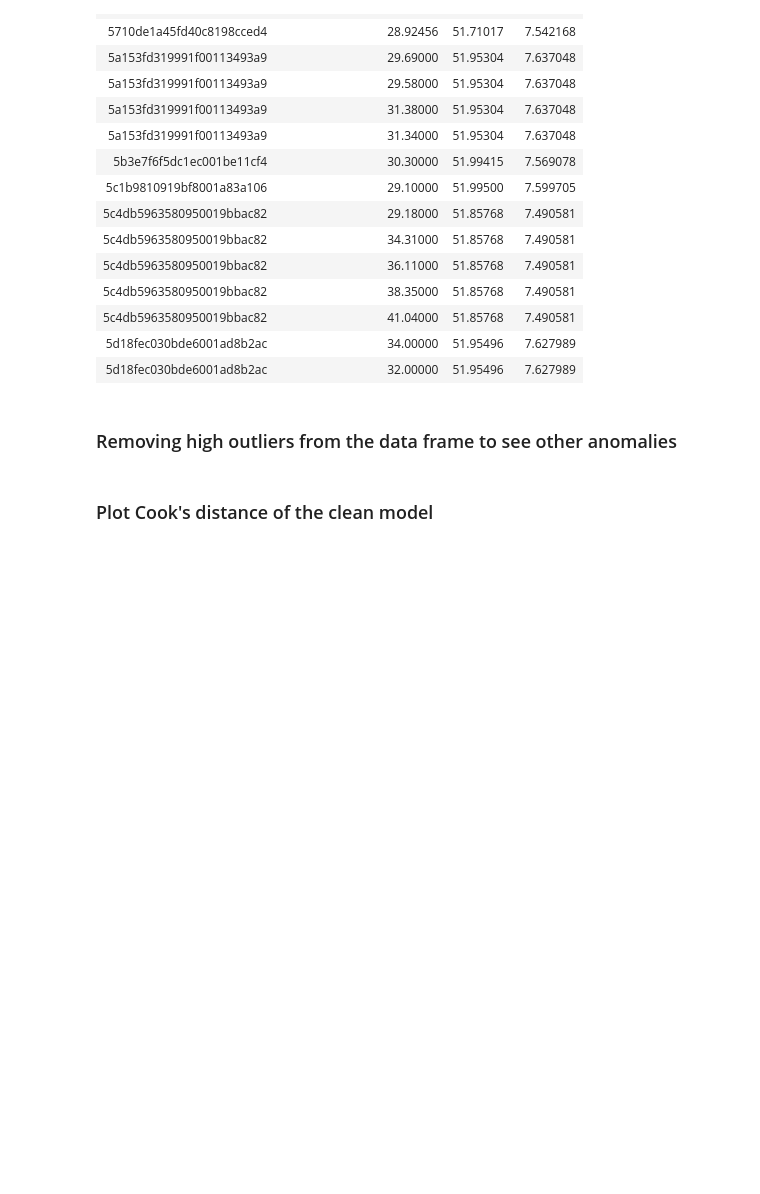
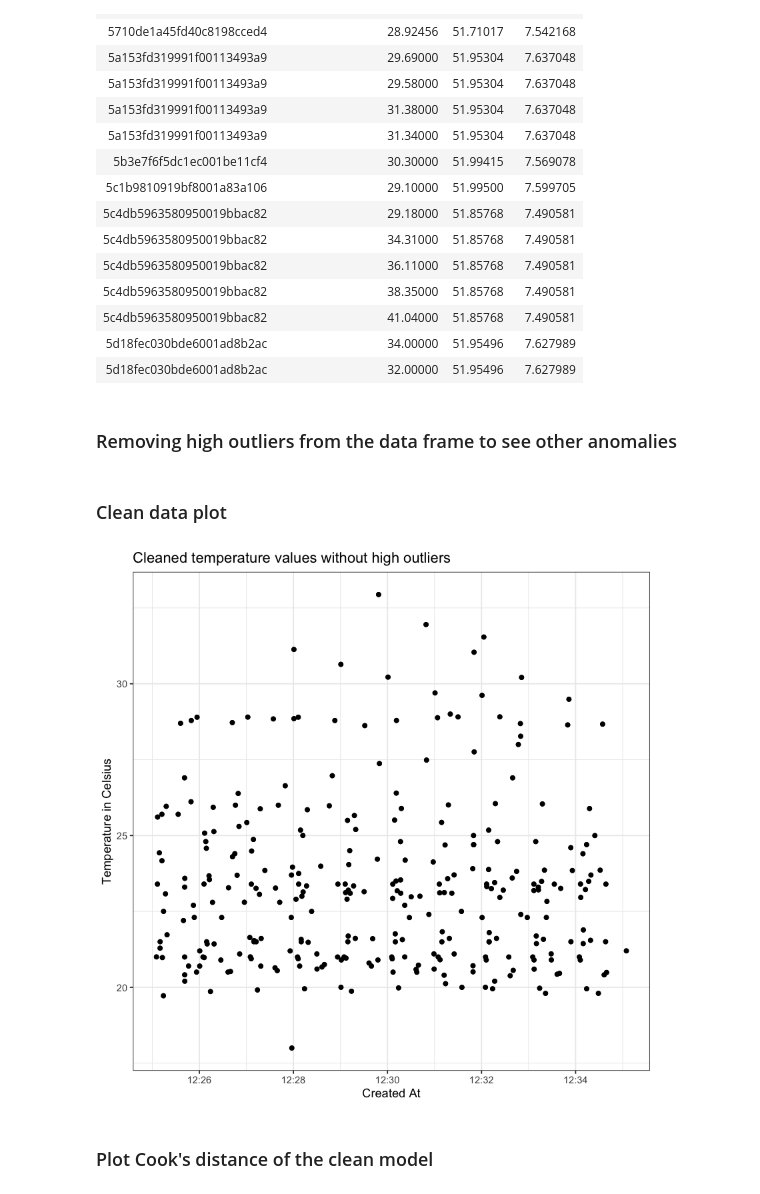
Before and after one commit to yurpl/opensensemap-anomaly-detector, a Jupyter notebook: SenseInfluential.ipynb, the cells around one changed output. Saved outputs shown, nothing was run; the diff lists cells and outputs as text; code cells hidden in the pictures; blank space fills up the shorter version.

Commit message:
added 2 ggplots for clarity and added a conclusion

```diff
--- a/SenseInfluential.ipynb
+++ b/SenseInfluential.ipynb
@@ -150,9 +150,8 @@ A data.frame: 15 × 4
 ### Removing high outliers from the data frame to see other anomalies
 # %%
 influential_df <- data.frame(value = temp$value[temp_influential])
-#Clean temp data frame into a new data frame. Remove influential values and convert createdAt to time
-clean_data <- temp %>%
+#Clean temp data frame into a new data frame and remove influential values
+clean_temp <- temp %>%
     filter(!temp$value %in% influential_df$value) %>%
-    mutate(createdAt = as.numeric(as.POSIXct(createdAt))) %>%
     select(value, createdAt, sensorId, lat, lon)
 # %%
@@ -160,3 +159,14 @@ clean_model <- lm(value ~ createdAt, data=clean_data) #Creating a model of the c
+# %% [markdown]
+### Clean data plot
+# %%
+ggplot(clean_temp, aes(x=createdAt, y=value)) +
+    labs(x="Created At", y="Temperature in Celsius") +
+    geom_point() +
+    geom_jitter(width = 0.15) +
+    ggtitle('Cleaned temperature values without high outliers') +
+    theme_bw()
+# %% [output]
+[figure, added]
 # %% [markdown]
 ### Plot Cook's distance of the clean model
 # %%
```
Also changed, not shown: parts of 7 cells of this notebook.
